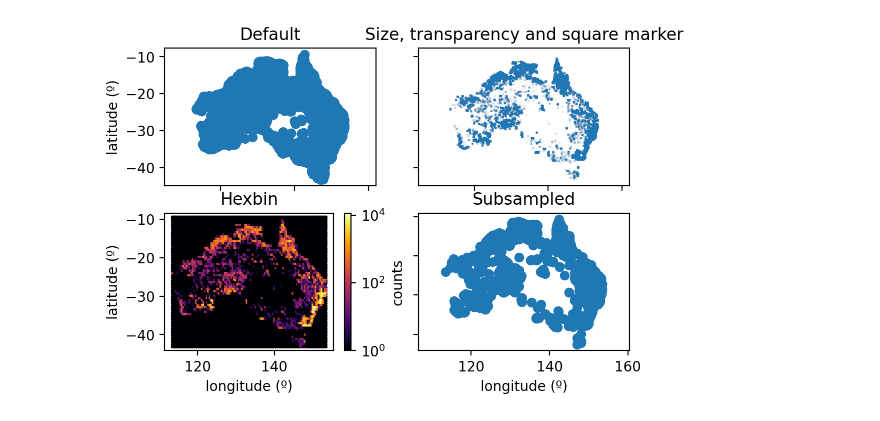
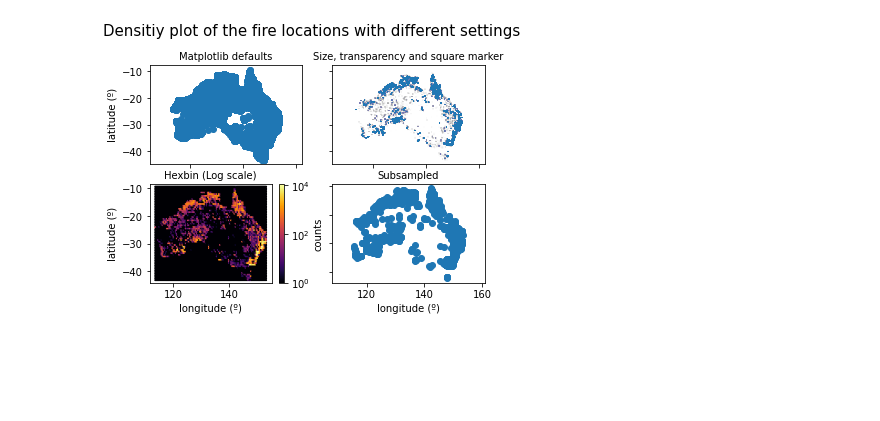
Before and after one commit to ungaroluis/applied-ml-2020, a Jupyter notebook: hw1/main.ipynb, the cells around one changed output. Saved outputs shown, nothing was run; the diff lists cells and outputs as text; code cells hidden in the pictures; blank space fills up the shorter version.

```diff
--- a/hw1/main.ipynb
+++ b/hw1/main.ipynb
@@ -4,10 +4,9 @@
 import pandas as pd
 import numpy as np
 import matplotlib.pyplot as plt
+import matplotlib.patches as ptc
 
 %matplotlib inline
-%config InlineBackend.figure_format = 'retina'
-plt.rcParams['figure.dpi'] = 100
 # %%
 # Data reading
 
@@ -29,33 +28,35 @@ data.sample(10)
 # %%
 fig, ax = plt.subplots(2, 2)
+
+fig.suptitle('Densitiy plot of the fire locations with different settings', fontsize=15, y=1.025)
 
 # Common settings
 for a in ax.flat:
     a.axis('equal')
     a.set_xlabel('longitude (º)')
     a.set_ylabel('latitude (º)')
     a.label_outer()
 
 # Matplotlib defaults
 ax[0, 0].scatter(data['longitude'], data['latitude'])
-ax[0, 0].set_title('Default')
+ax[0, 0].set_title('Matplotlib defaults', fontsize=10)
 
 # Size, transparency and square marker
-size = data['scan'] * data['track'] # The latter is just a scale factor to set the desired size
-ax[0, 1].scatter(data['longitude'], data['latitude'], alpha=.01, s=size, marker='s')
-ax[0, 1].set_title('Size, transparency and square marker')
+size = data['scan'] * data['track'] # One could also add a scale factor here
+ax[0, 1].scatter(data['longitude'], data['latitude'], alpha=.005, s=size, marker='s')
+ax[0, 1].set_title('Size, transparency and square marker', fontsize=10)
 
 # Hexbin
 hb = ax[1, 0].hexbin(data['longitude'], data['latitude'], gridsize=100, bins='log', cmap='inferno')
 fig.colorbar(hb, ax=ax[1, 0]).set_label('counts')
-ax[1, 0].set_title('Hexbin')
+ax[1, 0].set_title('Hexbin (Log scale)', fontsize=10)
 
 # Subsampled
 n_samples = len(data.index)
-samples = np.random.choice(n_samples, int(n_samples/200))
+samples = np.random.choice(n_samples, int(n_samples/500))
 ax[1, 1].scatter(data.loc[samples, 'longitude'], data.loc[samples, 'latitude'])
-ax[1, 1].set_title('Subsampled')
+ax[1, 1].set_title('Subsampled', fontsize=10)
 
 plt.show()
 # %% [output]
-[figure, old version]
+[figure, new version]
```
Also changed, not shown: parts of 5 cells of this notebook.
